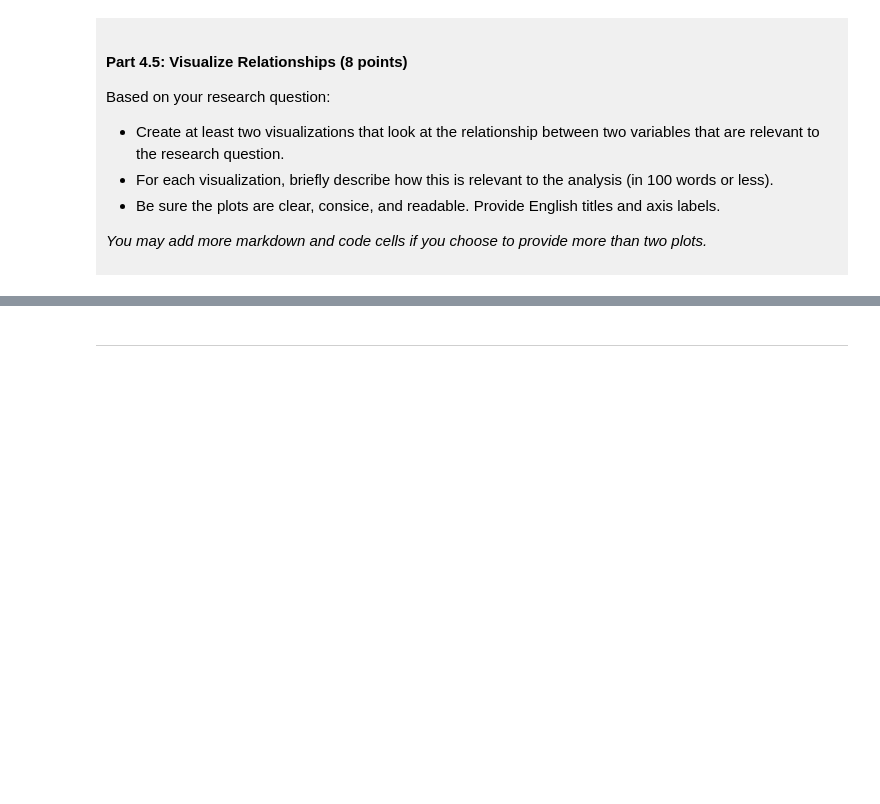
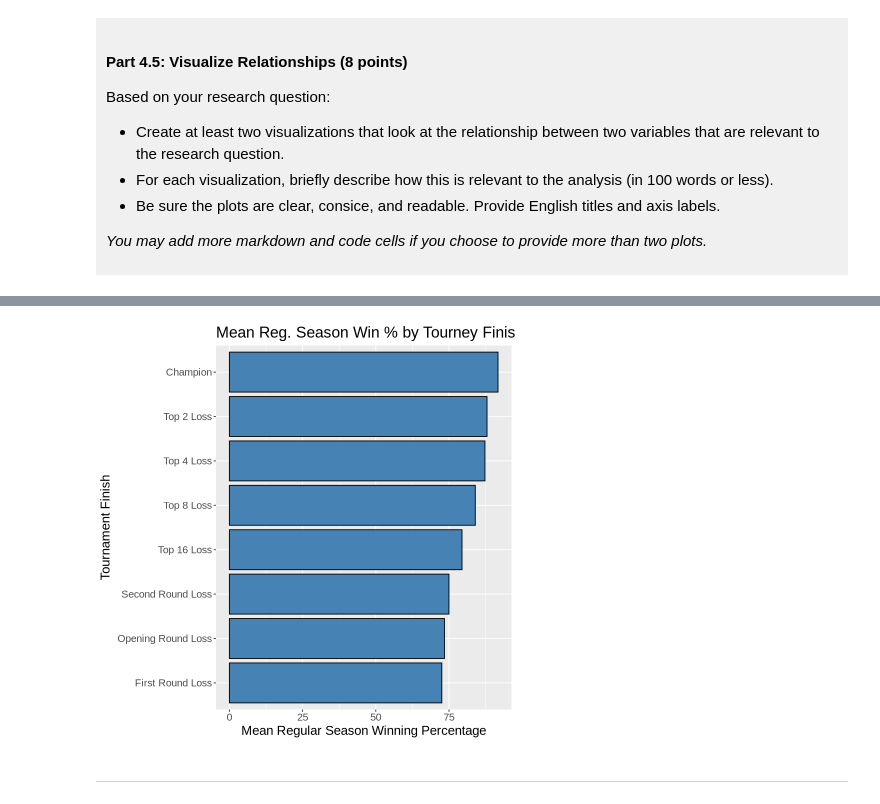
Before and after one commit to mheaven08/dsci-100-madeleineheaven-kartawijaya, a Jupyter notebook: dsci-100-project-notebook.ipynb, the cells around one changed output, grey strips where cells are left out. Saved outputs shown, nothing was run; the diff lists cells and outputs as text; code cells hidden in the pictures; blank space fills up the shorter version.

```diff
--- a/dsci-100-project-notebook.ipynb
+++ b/dsci-100-project-notebook.ipynb
@@ -329,5 +475,35 @@ Visualization 2: %%% EDIT THIS MARKDOWN CELL%%%
 # %%
-### EDIT THIS CODE CELL FOR VISUALIZATION 2###
+# group ncaa_tidy by tournament finish category and calculate the mean regular season winning percentage for each category
+wins_finish_plot <- ncaa_tidy |> group_by(tourney_finish) |> summarise(mean_wins = mean(reg_wins_pct)) |>
+
+# pipe summarized data into ggplot and order tournament finish categories by mean reular season winning percentage on the y-axis
+ggplot(aes(x = mean_wins, y = reorder(tourney_finish, mean_wins))) +
+
+# add a bar chart layer using calculated mean values,
+# add black outline on each bar, and fill each bar with steelblue color to make it more clear
+geom_bar(stat = "identity", color = "black", fill = "steelblue") +
+
+# set axis labels and plot title
+labs(x = "Mean Regular Season Winning Percentage", y = "Tournament Finish", title = "Mean Reg. Season Win % by Tourney Finish") +
+
+# set text size to 15.5 so it is easier to read
+theme(text = element_text(size = 15.5)) +
+
+# relabel y-axis categories to make them human-readable
+scale_y_discrete(labels = c(
+    "first_round_loss" = "First Round Loss",
+    "second_round_loss" = "Second Round Loss",
+    "top_16_loss" = "Top 16 Loss",
+    "top_8_loss" = "Top 8 Loss",
+    "top_4_loss" = "Top 4 Loss",
+    "top_2_loss" = "Top 2 Loss",
+    "opening_round_loss" = "Opening Round Loss",
+    "champ" = "Champion"))
+
+# display the mean regular season winning percentage by tournament finish bar chart
+wins_finish_plot
+# %% [output]
+[figure, added]
 # %% [markdown]
 ------
 # %% [markdown]
```
Also changed, not shown: parts of 10 cells of this notebook.
